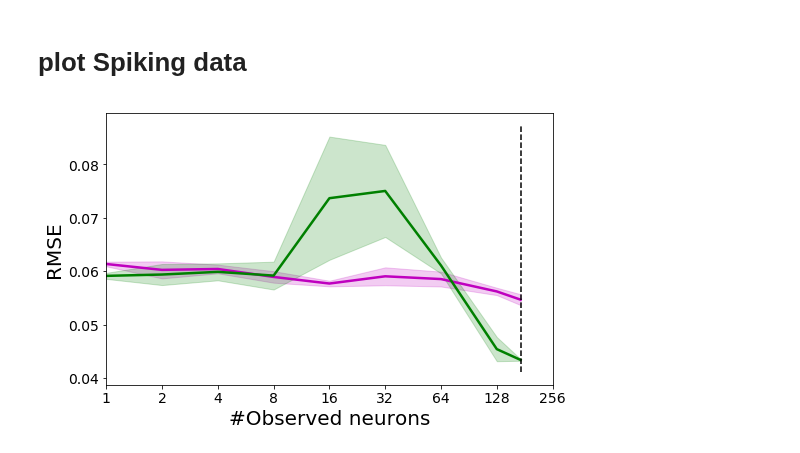
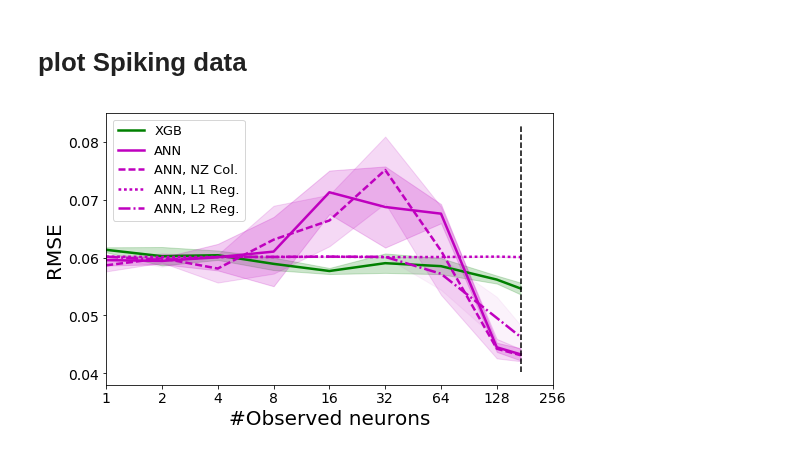
Before and after one commit to striantafillou/partial_recordings, a Jupyter notebook: RE_plot_RMSEs_differentExp.ipynb, the cells around one changed output. Saved outputs shown, nothing was run; the diff lists cells and outputs as text; code cells hidden in the pictures.

```diff
--- a/RE_plot_RMSEs_differentExp.ipynb
+++ b/RE_plot_RMSEs_differentExp.ipynb
@@ -465,50 +465,57 @@ import matplotlib.pyplot as plt
 import numpy as np
 %matplotlib inline
 
-colors = ['m', 'g', 'c', 'r', 'b', 'k', 'y']
+lstyles =['-',  '--', ':','-.']
+colors = ['g', 'm', 'c', 'r', 'b', 'k', 'y']
 methods = ['XGB','NN']
 methodLabels = ['XGB','ANN']
+fix = [[''],['','_NZ','_L1','_L2']]
+fixLabels = [[''],['',', NZ Col.',', L1 Reg.',', L2 Reg.']]
 x = [2**x for x in range(8)]
 x.append(172)
 xx = range(len(x))
 
-figName = '../partial_recordings/figures/XGB_NN_MVI_RMSEs_Spiking'
+figName = '../partial_recordings/figures/XGB_NN_MVI_RMSEs_Spikings_fix'
 fig, ax1 = plt.subplots(1,1, figsize=(8, 5), facecolor='w', edgecolor='k')
 fig.subplots_adjust(hspace = .35, wspace=.15)
 
 
 for iMethod in range(len(methods)):
-    #NN_MVI_RMSES__nRec10_Spiking.dat
-    fName = 'results/' + methods[iMethod] + '_MVI_RMSES_nRec10_Spiking.dat'
-    with open(fName,'rb') as f:
-        rmses = pickle.load(f)
-    f.close()
+    for iFix in range(len(fix[iMethod])):
 
-    y = np.mean(np.mean(rmses, axis=1), axis=0)
-    error = np.std(np.mean(rmses, axis=1), axis=0)
-    ax1.plot(x, y, label=methodLabels[iMethod], color=colors[iMethod], linewidth=2.5)
-    plt.fill_between(x, y-error, y+error, alpha=0.2, color=colors[iMethod])
+
+        #NN_MVI_RMSES__nRec10_Spiking.dat
+        fName = 'results/' + methods[iMethod] + 'MVI_RMSES_nRec10_Spiking' + fix[iMethod][iFix] + '.dat'
+        with open(fName,'rb') as f:
+            rmses = pickle.load(f)
+        f.close()
+
+        y = np.mean(np.mean(rmses, axis=1), axis=0)
+        error = np.std(np.mean(rmses, axis=1), axis=0)
+        ax1.plot(x, y, label=methodLabels[iMethod]+fixLabels[iMethod][iFix], color=colors[iMethod],\
+                 linestyle=lstyles[iFix], linewidth=2.5)
+        plt.fill_between(x, y-error, y+error, alpha=0.2-.05*iFix, color=colors[iMethod])
 
 #     ax1.plot(x, y, linewidth=2.5, color='m')
 #     plt.fill_between(x, y-error, y+error, alpha=0.2, color='m')
 
 # ax1.annotate('#Observed neurons=172', xy=(x[-1], y[-1]), xytext=(256, y[-2]),\
 #              fontsize=14, arrowprops=dict(facecolor='g', shrink=0.05))
 
 ax1.plot([172,172],ax1.get_ylim(),'--k')
 ax1.set_xscale('log', basex=2)
 ax1.set_xlabel('#Observed neurons', fontsize=20)
 ax1.set_xlim([1,2**8])
 ax1.set_xticks([2**x for x in range(9)])
 ax1.set_xticklabels( [2**x for x in range(9)], fontsize=14)
 ax1.set_ylabel('RMSE', fontsize=20)
 ylim = ax1.get_ylim()
 ax1.set_ylim(ylim)
 ax1.tick_params('both', labelsize=14)
-# legend = ax1.legend(loc='lower left', shadow=False, fontsize=13, ncol=1)
+legend = ax1.legend(loc='upper left', shadow=False, fontsize=13, ncol=1)
 
 plt.draw()
 plt.savefig(figName +'.pdf', format='pdf')
 plt.savefig(figName +'.eps', format='eps', dpi=1000)
 # %% [output]
-[figure, old version]
+[figure, new version]
```
Also changed, not shown: 15 other files.
